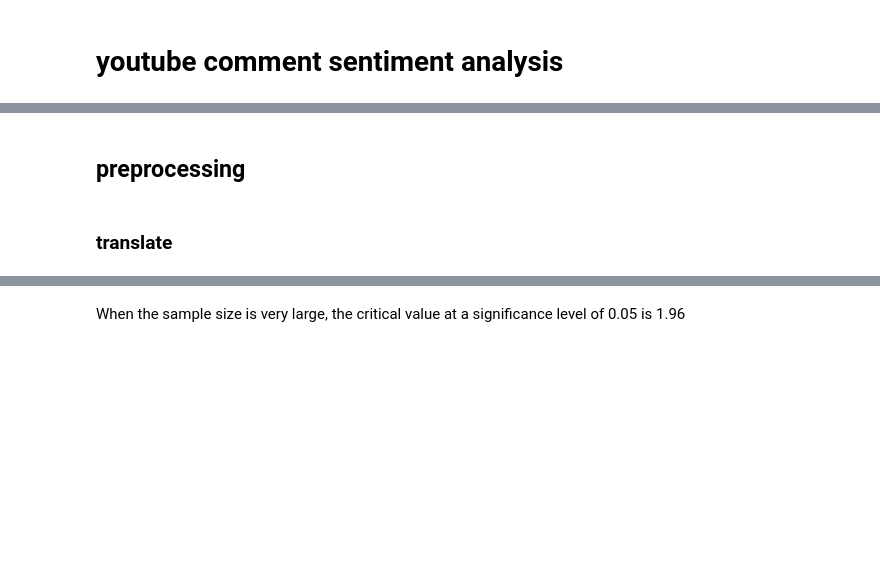
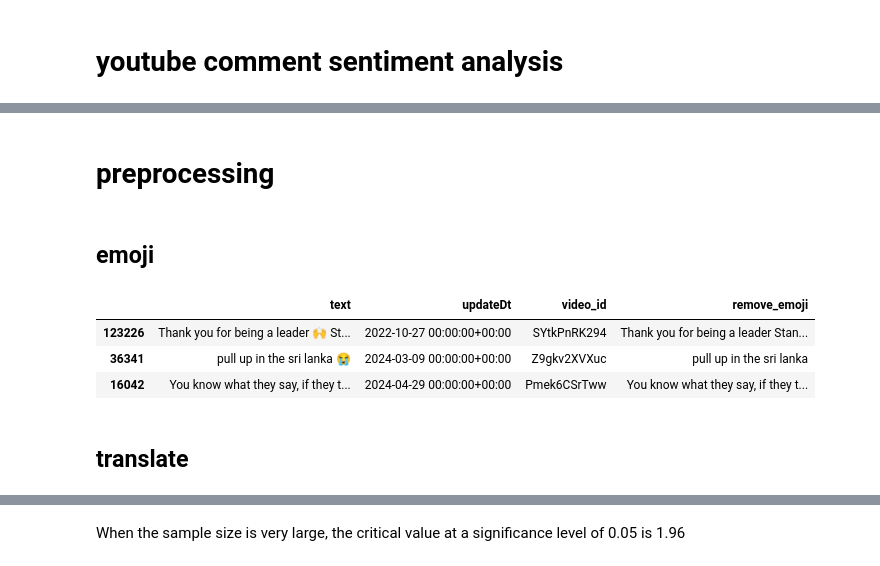
Before and after one commit to tuke307/cancel-culture-impact, a Jupyter notebook: src/analysis/comment_sentiment.ipynb, the cells around one changed output, grey strips where cells are left out. Cells and saved outputs as stored; diff of their text form; code cells hidden in the pictures; blank space fills up the shorter version.

```diff
--- a/src/analysis/comment_sentiment.ipynb
+++ b/src/analysis/comment_sentiment.ipynb
@@ -146,2 +128,23 @@ seungri's Before canceled date data: 3181, After canceled date data: 3181
 # %% [markdown]
-## preprocessing
+# preprocessing
+# %% [markdown]
+## emoji
+# %%
+def remove_emojis_parallel(df):
+    """
+    Remove emojis in parallel from a DataFrame.
+    """
+    # Initialize the 'remove_emoji' column with NaN
+    df["remove_emoji"] = pd.NA
+
+    with ThreadPoolExecutor(max_workers=os.cpu_count()) as executor:
+        futures = {executor.submit(remove_emojis, text): idx for idx, text in df["text"].items() if pd.notnull(text)}
+        for future in tqdm(as_completed(futures), total=len(futures)):
+            idx = futures[future]
+            try:
+                df.at[idx, "remove_emoji"] = future.result()
+            except Exception as e:
+                print(f"Error removing emojis for index {idx}: {e}")
+                df.at[idx, "remove_emoji"] = df.at[idx, "text"]  # Keep original text if error occurs
+
+    return df
@@ -148,3 +162,10 @@ seungri's Before canceled date data: 3181, After canceled date data: 3181
+# %%
+kanye_comment_processed.head()
+# %% [output]
+|  | text | updateDt | video_id | remove_emoji |
+| 123226 | Thank you for being a leader 🙌 St... | 2022-10-27 00:00:00+00:00 | SYtkPnRK294 | Thank you for being a leader Stan... |
+| 36341 | pull up in the sri lanka 😭 | 2024-03-09 00:00:00+00:00 | Z9gkv2XVXuc | pull up in the sri lanka |
+| 16042 | You know what they say, if they t... | 2024-04-29 00:00:00+00:00 | Pmek6CSrTww | You know what they say, if they t... |
 # %% [markdown]
-### translate
+## translate
 # %%
```
Also changed, not shown: parts of 40 cells of this notebook.
